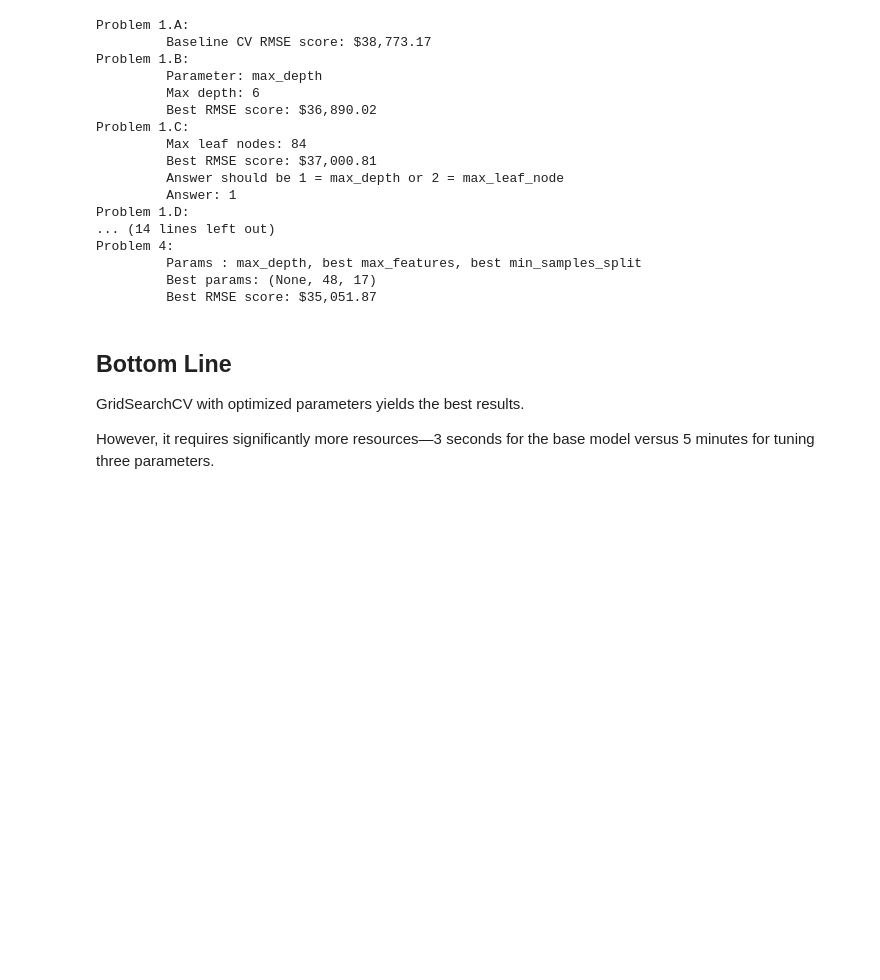
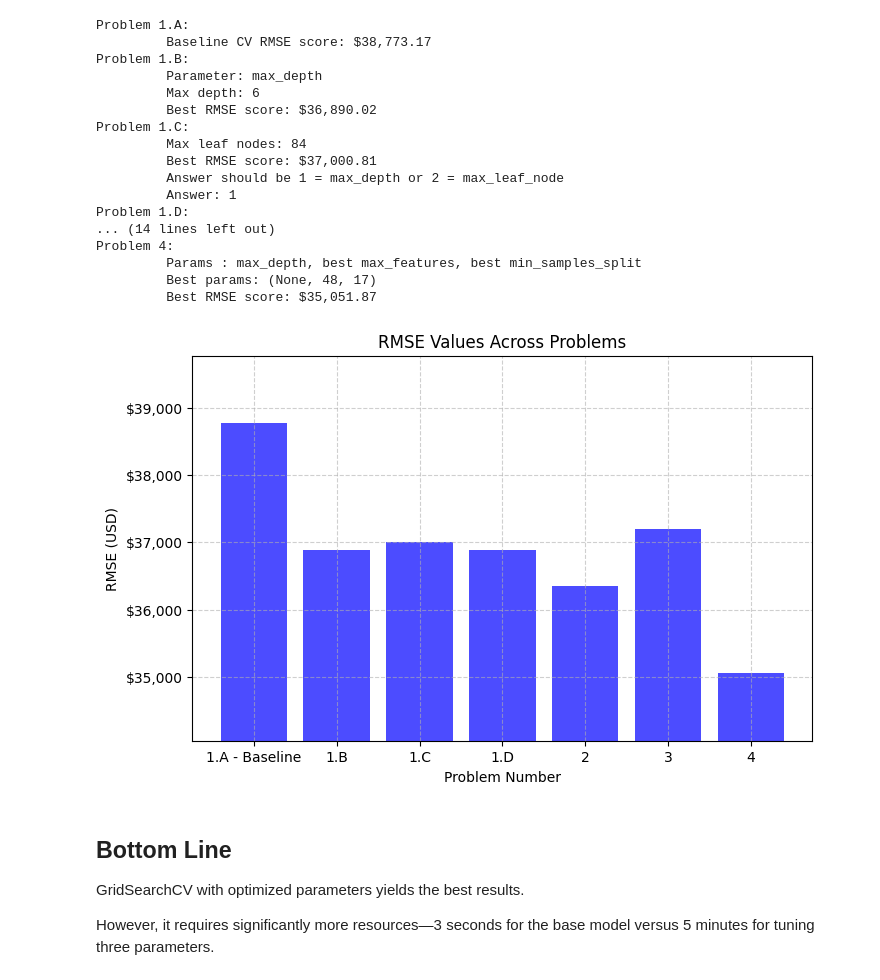
Before and after one commit to SergeyNelyapenkoBU/Module-3-Assignments, a Jupyter notebook: Homework_06.ipynb, the cells around one changed output. Saved outputs shown, nothing was run; the diff lists cells and outputs as text; code cells hidden in the pictures; blank space fills up the shorter version.

```diff
--- a/Homework_06.ipynb
+++ b/Homework_06.ipynb
@@ -547,7 +547,7 @@ MSEs = []
 for mf in tqdm(parameter_list):
 
     MSEs.append( run_decision_tree_regressor(X_train,y_train,
-                                             max_depth = best_max_depth,
+                                             max_depth = p1d_best_max_depth,
                                              max_features=mf,
                                              min_samples_split=2,
                                              min_samples_leaf=1,
@@ -555,7 +555,7 @@ for mf in tqdm(parameter_list):
                                              criterion='squared_error',
                                              ccp_alpha=0.0,
                                              random_state=random_state,
-                                             cv=repeated_cv,          # RepeatedKFold(random_state=random_state)
+                                             cv=repeated_cv,
                                              n_jobs= -1,
                                              visualize=False
                                             ) )
@@ -814,6 +814,35 @@ Problem 4:
          Params : max_depth, best max_features, best min_samples_split
          Best params: (None, 48, 17)
          Best RMSE score: $35,051.87
+# %%
+import matplotlib.pyplot as plt
+
+# Sample data
+problem_numbers = ['1.A - Baseline', '1.B', '1.C', '1.D', '2', '3','4']  # X-axis: Problem numbers
+rmse_values = [p1a_baseline_rmse, p1b_min_RMSE, p1c_min_RMSE, p1d_min_mean_test_rmse, p2_min_RMSE, p3_min_RMSE, p4_min_mean_test_rmse]  # Y-axis: RMSE values in USD
+
+# Create the plot
+plt.figure(figsize=(8, 5))
+bars = plt.bar(problem_numbers, rmse_values, color='b', alpha=0.7)
+
+# Labels and title
+plt.xlabel("Problem Number")
+plt.ylabel("RMSE (USD)")
+plt.title("RMSE Values Across Problems")
+plt.xticks(problem_numbers)  # Ensure all problem numbers are labeled
+plt.gca().yaxis.set_major_formatter(mticker.FuncFormatter(dollar_format))
+
+# Show legend and grid
+plt.grid(True, linestyle='--', alpha=0.6)
+
+# Set Y-axis range starting from 35000
+plt.ylim(min(rmse_values)-1000, max(rmse_values) + 1000)  # Adjust upper limit if needed
+
+
+# Display the plot
+plt.show()
+# %% [output]
+[figure, added]
 # %% [markdown]
 ## Bottom Line
 GridSearchCV with optimized parameters yields the best results.
```
Also changed, not shown: parts of 9 cells of this notebook.
